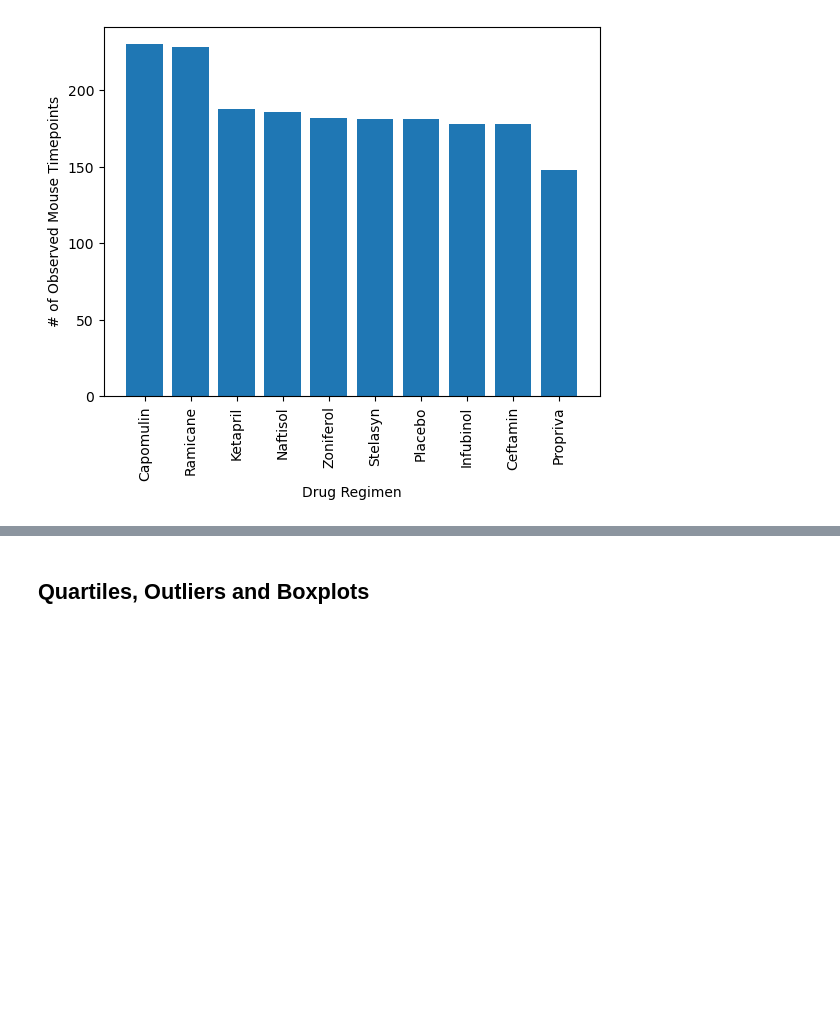
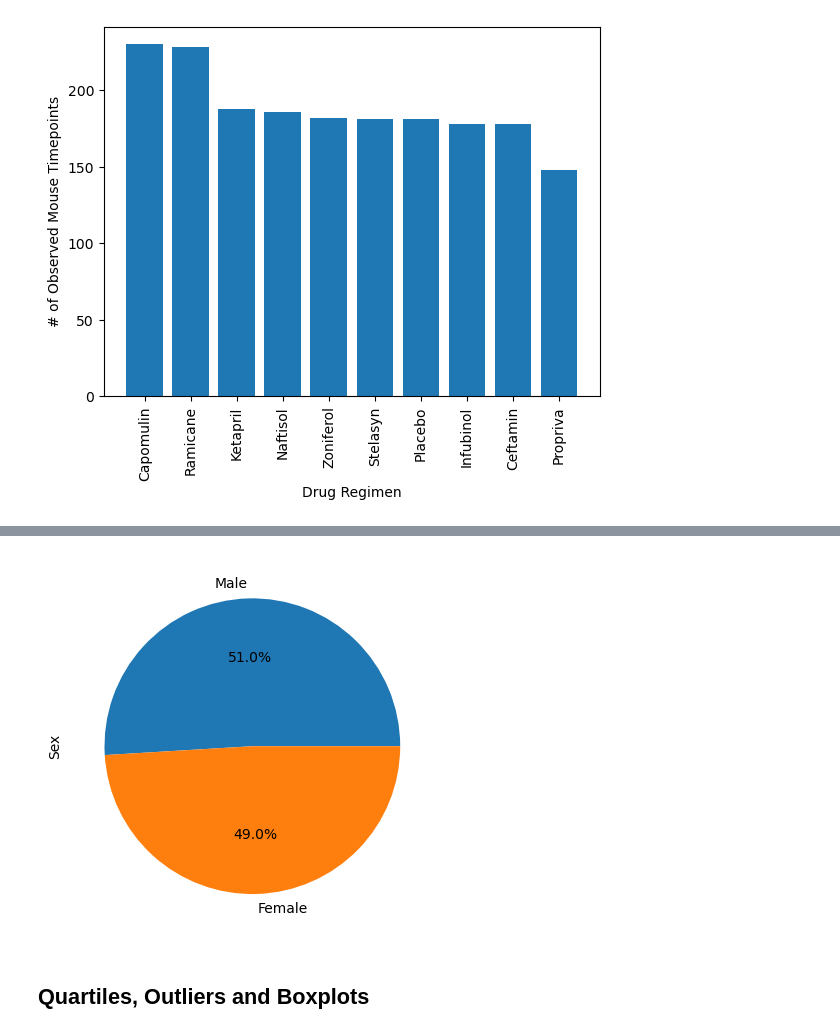
Before and after one commit to hieulam86/matplotlib_challenge, a Jupyter notebook: Pymaceuticals/pymaceuticals_starter.ipynb, the cells around one changed output, grey strips where cells are left out. Saved outputs shown, nothing was run; the diff lists cells and outputs as text; code cells hidden in the pictures; blank space fills up the shorter version.

```diff
--- a/Pymaceuticals/pymaceuticals_starter.ipynb
+++ b/Pymaceuticals/pymaceuticals_starter.ipynb
@@ -220,3 +193,18 @@ summary_statistics = grouped_regimen["Tumor Volume (mm3)"].describe()
+# %%
+# Generate a pie plot showing the distribution of female versus male mice using pyplot
+#Labels and sizes for the pie chart
+labels = gender_counts.index.values
+sizes = gender_counts.values
+
+#The colours for each sex of mice
+colours = ["tab:blue", "tab:orange"]
+
+#Create the pie chart
+plt.pie(sizes, labels=labels, colors=colours, autopct="%1.1f%%")
+plt.ylabel("Sex")
+plt.show()
+# %% [output]
+[figure, added]
 # %% [markdown]
 ## Quartiles, Outliers and Boxplots
 # %%
```
Also changed, not shown: parts of 20 cells of this notebook.
